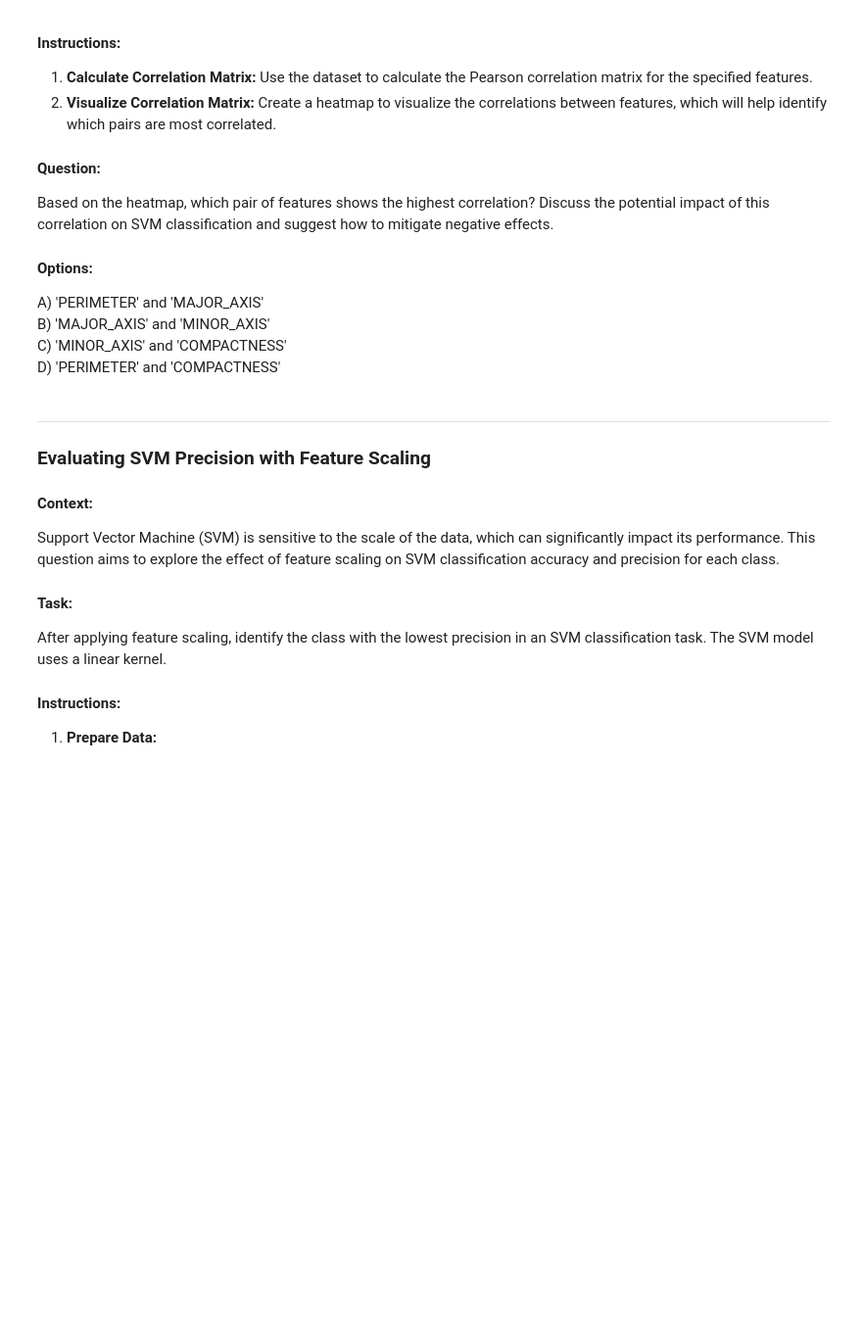
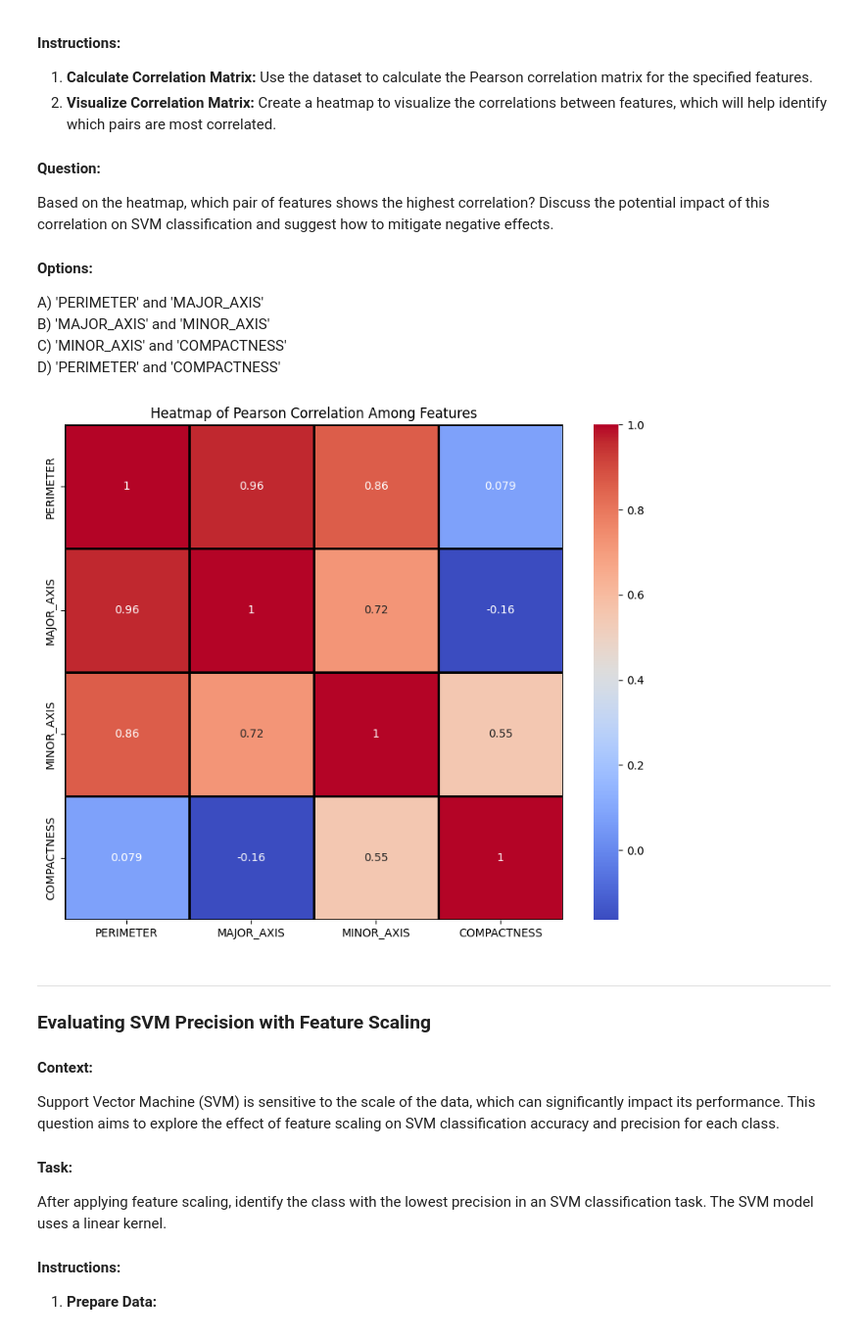
Before and after one commit to piyush1856/machine-learning-algorithms, a Jupyter notebook: 12_support_vector_machine/SVM_Case_Study.ipynb, the cells around one changed output. Shown at 98% size. Drawn from its saved outputs; the diff is of its cells as text; code cells hidden in the pictures; blank space fills up the shorter version.

```diff
--- a/12_support_vector_machine/SVM_Case_Study.ipynb
+++ b/12_support_vector_machine/SVM_Case_Study.ipynb
@@ -165,17 +166,19 @@ D) 'PERIMETER' and 'COMPACTNESS'
 # %%
 import seaborn as sns
 import matplotlib.pyplot as plt
 
 # Features to include in the correlation matrix
 features = ['PERIMETER', 'MAJOR_AXIS', 'MINOR_AXIS', 'COMPACTNESS']
 # TODO: Compute the correlation matrix for the selected features
-correlation_matrix = _________
+correlation_matrix = df[features].corr()
 
 plt.figure(figsize=(10, 8))
 # TODO: Fill in the appropriate variable to visualize the correlation matrix
-sns.heatmap(________, annot=True, cmap='coolwarm', linewidths=2, linecolor='black')
+sns.heatmap(correlation_matrix, annot=True, cmap='coolwarm', linewidths=2, linecolor='black')
 plt.title('Heatmap of Pearson Correlation Among Features')
 plt.show()
+# %% [output]
+[figure, added]
 # %% [markdown]
 
 
```
Also changed, not shown: parts of 10 cells of this notebook.
